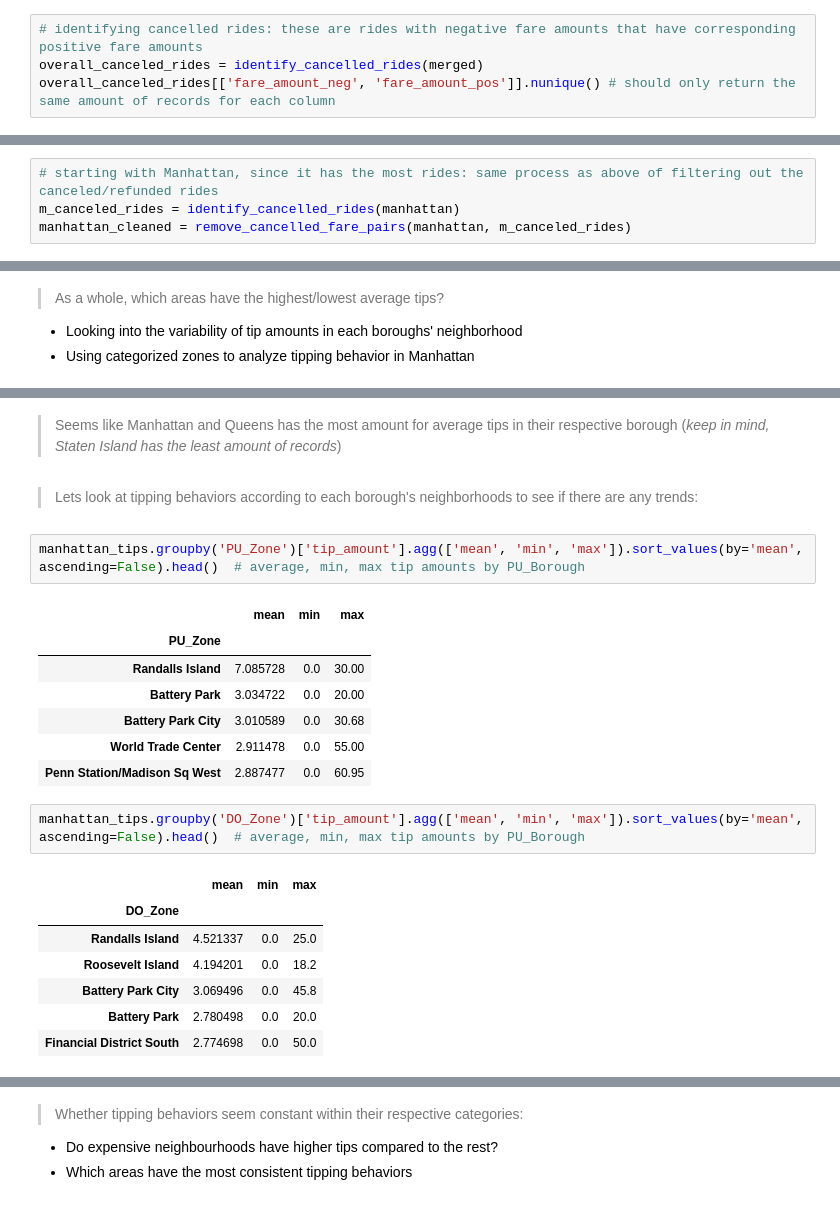
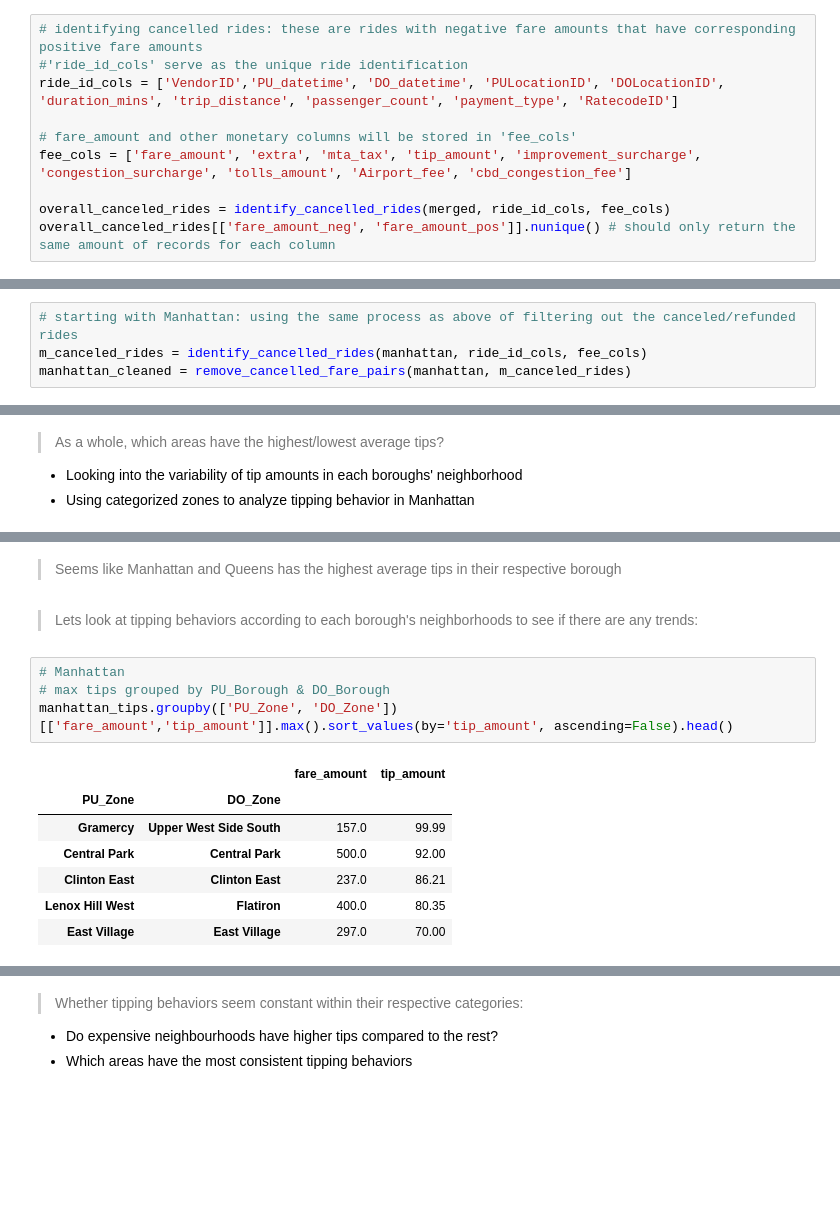
Before and after one commit to jjen1/nyc-taxis-trends, a Jupyter notebook: notebooks/yellow_taxis_eda.ipynb, the cells around one changed output, grey strips where cells are left out. Drawn from its saved outputs; the diff is of its cells as text; blank space fills up the shorter version.

```diff
--- a/notebooks/yellow_taxis_eda.ipynb
+++ b/notebooks/yellow_taxis_eda.ipynb
@@ -674,7 +673,13 @@ merged.rename(columns={'tpep_pickup_datetime': 'PU_datetime', 'tpep_dropoff_date
 merged = merged[(merged['PU_Borough'] != 'EWR') & (merged['DO_Borough'] != 'EWR')] # will keep 'Unknown' columns, but it will be excluded from borough-level comparisons
 # %%
 # identifying cancelled rides: these are rides with negative fare amounts that have corresponding positive fare amounts
-overall_canceled_rides = identify_cancelled_rides(merged)
+#'ride_id_cols' serve as the unique ride identification
+ride_id_cols = ['VendorID','PU_datetime', 'DO_datetime', 'PULocationID', 'DOLocationID', 'duration_mins', 'trip_distance', 'passenger_count', 'payment_type', 'RatecodeID']
+
+# fare_amount and other monetary columns will be stored in 'fee_cols'
+fee_cols = ['fare_amount', 'extra', 'mta_tax', 'tip_amount', 'improvement_surcharge', 'congestion_surcharge', 'tolls_amount', 'Airport_fee', 'cbd_congestion_fee']
+
+overall_canceled_rides = identify_cancelled_rides(merged, ride_id_cols, fee_cols)
 overall_canceled_rides[['fare_amount_neg', 'fare_amount_pos']].nunique() # should only return the same amount of records for each column
 # %% [output]
 fare_amount_neg    803
@@ -742,7 +747,7 @@ borough_fares[(borough_fares['PU_Borough'] != 'Unknown') & (borough_fares['DO_Bo
 * This backs up the geographical data of Queens and Staten Island being more spaced out
 * Lets look even closer into specific zones within the boroughs to look at the varying fare amounts
 # %%
-# starting with Manhattan, since it has the most rides: same process as above of filtering out the canceled/refunded rides
-m_canceled_rides = identify_cancelled_rides(manhattan)
+# starting with Manhattan: using the same process as above of filtering out the canceled/refunded rides
+m_canceled_rides = identify_cancelled_rides(manhattan, ride_id_cols, fee_cols)
 manhattan_cleaned = remove_cancelled_fare_pairs(manhattan, m_canceled_rides)
 # %% [markdown]
@@ -1143,24 +1159,16 @@ pd.DataFrame({
 # %% [markdown]
-> Seems like Manhattan and Queens has the most amount for average tips in their respective borough (*keep in mind, Staten Island has the least amount of records*)
+> Seems like Manhattan and Queens has the highest average tips in their respective borough
 # %% [markdown]
 > Lets look at tipping behaviors according to each borough's neighborhoods to see if there are any trends:
 # %%
-manhattan_tips.groupby('PU_Zone')['tip_amount'].agg(['mean', 'min', 'max']).sort_values(by='mean', ascending=False).head()  # average, min, max tip amounts by PU_Borough
+# Manhattan
+# max tips grouped by PU_Borough & DO_Borough
+manhattan_tips.groupby(['PU_Zone', 'DO_Zone'])[['fare_amount','tip_amount']].max().sort_values(by='tip_amount', ascending=False).head()
 # %% [output]
-|  | mean | min | max |
-| PU_Zone |  |  |  |
-| Randalls Island | 7.085728 | 0.0 | 30.00 |
-| Battery Park | 3.034722 | 0.0 | 20.00 |
-| Battery Park City | 3.010589 | 0.0 | 30.68 |
-| World Trade Center | 2.911478 | 0.0 | 55.00 |
-| Penn Station/Madison Sq West | 2.887477 | 0.0 | 60.95 |
+|  |  | fare_amount | tip_amount |
+| PU_Zone | DO_Zone |  |  |
+| Gramercy | Upper West Side South | 157.0 | 99.99 |
+| Central Park | Central Park | 500.0 | 92.00 |
+| Clinton East | Clinton East | 237.0 | 86.21 |
+| Lenox Hill West | Flatiron | 400.0 | 80.35 |
+| East Village | East Village | 297.0 | 70.00 |
-# %%
-manhattan_tips.groupby('DO_Zone')['tip_amount'].agg(['mean', 'min', 'max']).sort_values(by='mean', ascending=False).head()  # average, min, max tip amounts by PU_Borough
-# %% [output]
-|  | mean | min | max |
-| DO_Zone |  |  |  |
-| Randalls Island | 4.521337 | 0.0 | 25.0 |
-| Roosevelt Island | 4.194201 | 0.0 | 18.2 |
-| Battery Park City | 3.069496 | 0.0 | 45.8 |
-| Battery Park | 2.780498 | 0.0 | 20.0 |
-| Financial District South | 2.774698 | 0.0 | 50.0 |
```
Also changed, not shown: parts of 62 cells of this notebook, 1 other file.
